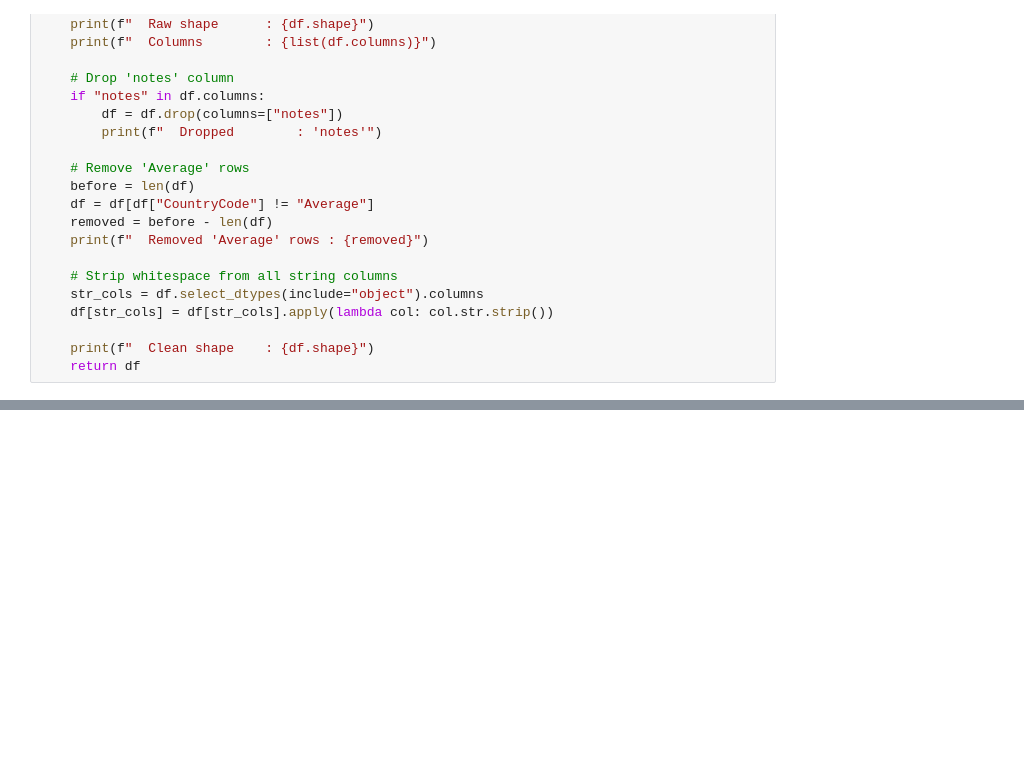
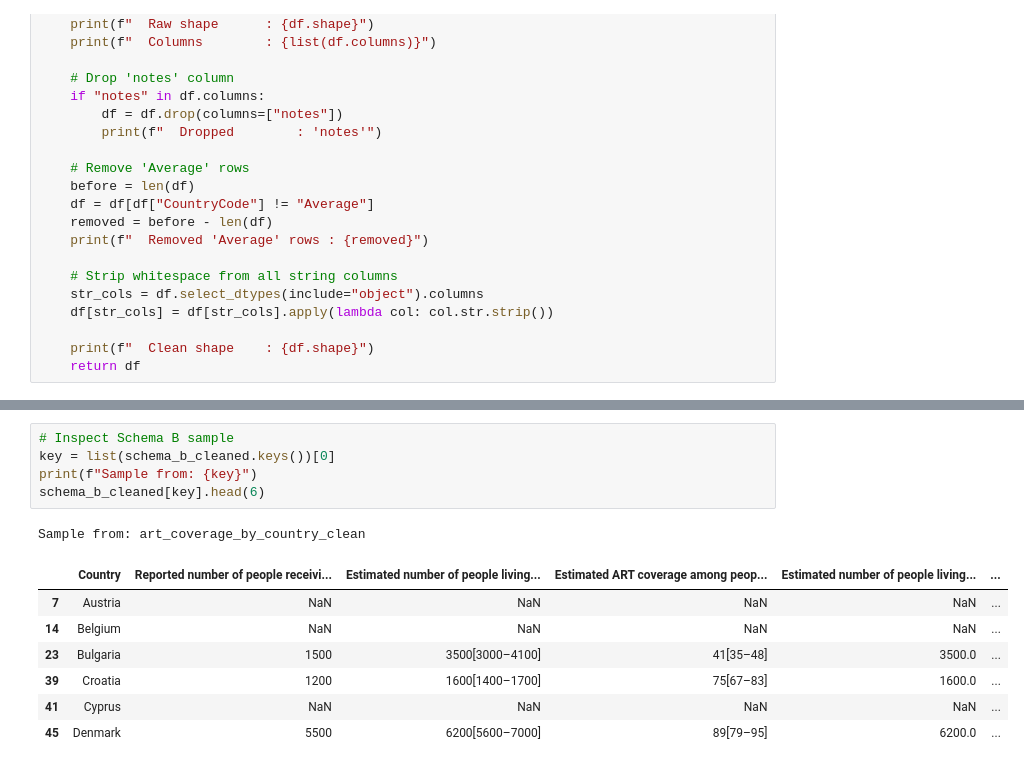
Before and after one commit to EzraGoldberg/portfolio-projects, a Jupyter notebook: 1. RAG/notebooks/6_cleaning.ipynb, the cells around one changed output, grey strips where cells are left out. Drawn from its saved outputs; the diff is of its cells as text; blank space fills up the shorter version.

```diff
--- a/1. RAG/notebooks/6_cleaning.ipynb
+++ b/1. RAG/notebooks/6_cleaning.ipynb
@@ -102,0 +427,14 @@ for f in lgbt_files:
+# %%
+# Inspect Schema B sample
+key = list(schema_b_cleaned.keys())[0]
+print(f"Sample from: {key}")
+schema_b_cleaned[key].head(6)
+# %% [output]
+Sample from: art_coverage_by_country_clean
+|  | Country | Reported number of people receivi... | Estimated number of people living... | Estimated ART coverage among peop... | Estimated number of people living... | ... |
+| 7 | Austria | NaN | NaN | NaN | NaN | ... |
+| 14 | Belgium | NaN | NaN | NaN | NaN | ... |
+| 23 | Bulgaria | 1500 | 3500[3000–4100] | 41[35–48] | 3500.0 | ... |
+| 39 | Croatia | 1200 | 1600[1400–1700] | 75[67–83] | 1600.0 | ... |
+| 41 | Cyprus | NaN | NaN | NaN | NaN | ... |
+| 45 | Denmark | 5500 | 6200[5600–7000] | 89[79–95] | 6200.0 | ... |
```
Also changed, not shown: parts of 15 cells of this notebook.
